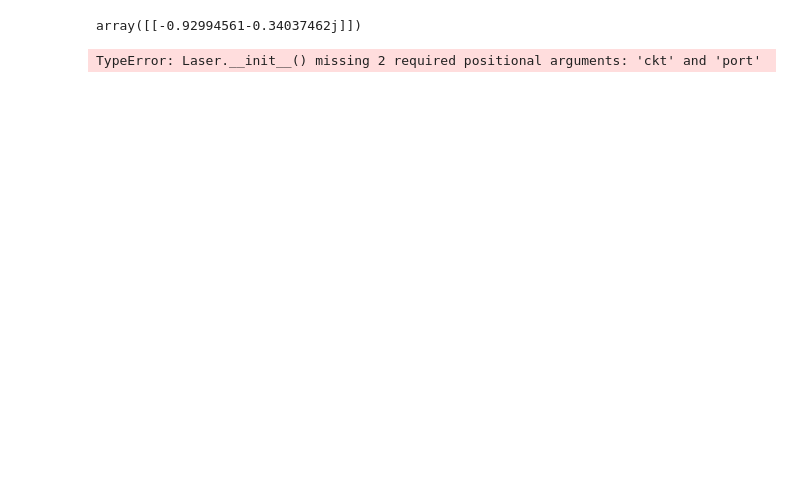
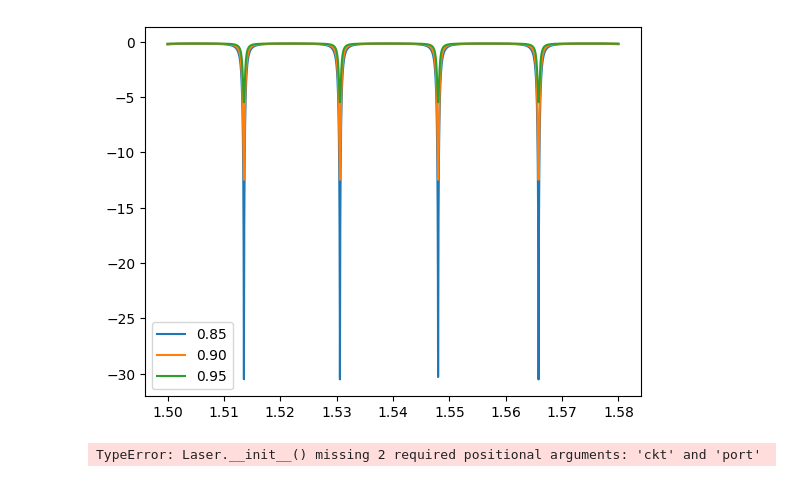
Before and after one commit to BYUCamachoLab/simphony, a Jupyter notebook: examples/simulation.ipynb, the cells around one changed output. Drawn from its saved outputs; the diff is of its cells as text; code cells hidden in the pictures; blank space fills up the shorter version.

```diff
--- a/examples/simulation.ipynb
+++ b/examples/simulation.ipynb
@@ -106,23 +40,32 @@ array([ True,  True, False, False])
 # %%
 # Laser and detectors added after circuit creation
+def ring_factory(coupling, loss, length, phi):
+    ckt = Circuit()
+    wg = Waveguide(length=length)
+    coupler = Coupler(loss=loss, coupling=coupling, phi=phi)
+    ckt.connect(wg.o(0), coupler.o(1))
+    ckt.connect(wg.o(1), coupler.o(2))
+    ckt.expose()
+    laser = Laser(ckt, port=ckt.o(0))
+    detector = Detector(ckt, port=ckt.o(1))
+    return ckt
 
-ckt = Circuit()
-wg = Waveguide(length=1)
-coupler = Coupler()
-ckt.connect(wg.o(0), coupler.o(1))
-ckt.connect(wg.o(1), coupler.o(2))
-ckt.expose()
 
-laser = Laser(ckt, port=ckt.o(0))
-detector = Detector(ckt, port=ckt.o(1))
-
-# wls = np.linspace(1.53, 1.57, 100)
-wls = jnp.array([1.55])
-sim = ClassicalSim(ckt=ckt, wl=wls)
-result = sim.run()
-result.output
+prev_sparam = None
+for coupling in jnp.linspace(0.85, 0.95, 3):
+    ckt = ring_factory(coupling=coupling, loss=-0.15, length=40)
+    wls = jnp.linspace(1.5, 1.58, 10000)
+    sim = ClassicalSim(ckt=ckt, wl=jnp.array(wls))
+    result = sim.run()
+    if prev_sparam is not None:
+        if jnp.allclose(result.s_params, prev_sparam):
+            print('same')
+    prev_sparam = result.s_params
+    plt.plot(wls, 10*jnp.log10(abs(result.output[:,1])**2), label=f'{coupling:.2f}')
+plt.legend()
+plt.show()
 # %% [output]
-array([[-0.92994561-0.34037462j]])
+[figure, added]
 # %%
 # Laser and dectectors added during circuit creation
 
```
Also changed, not shown: parts of 13 cells of this notebook, 2 other files.
